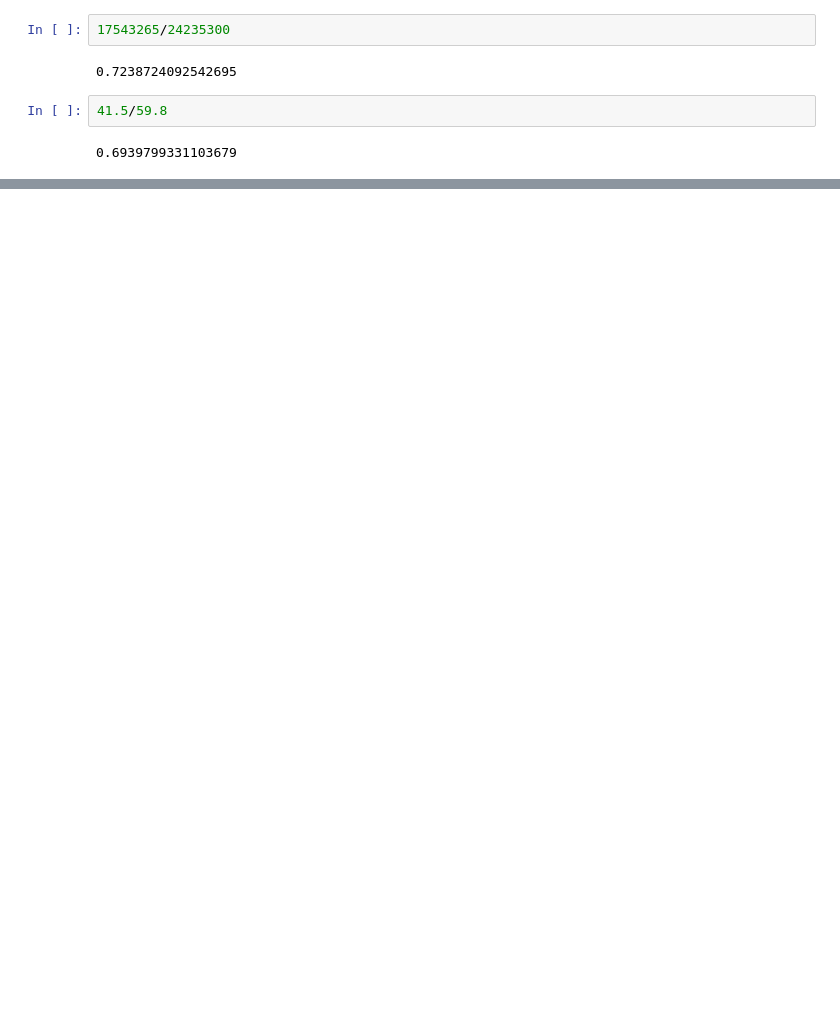
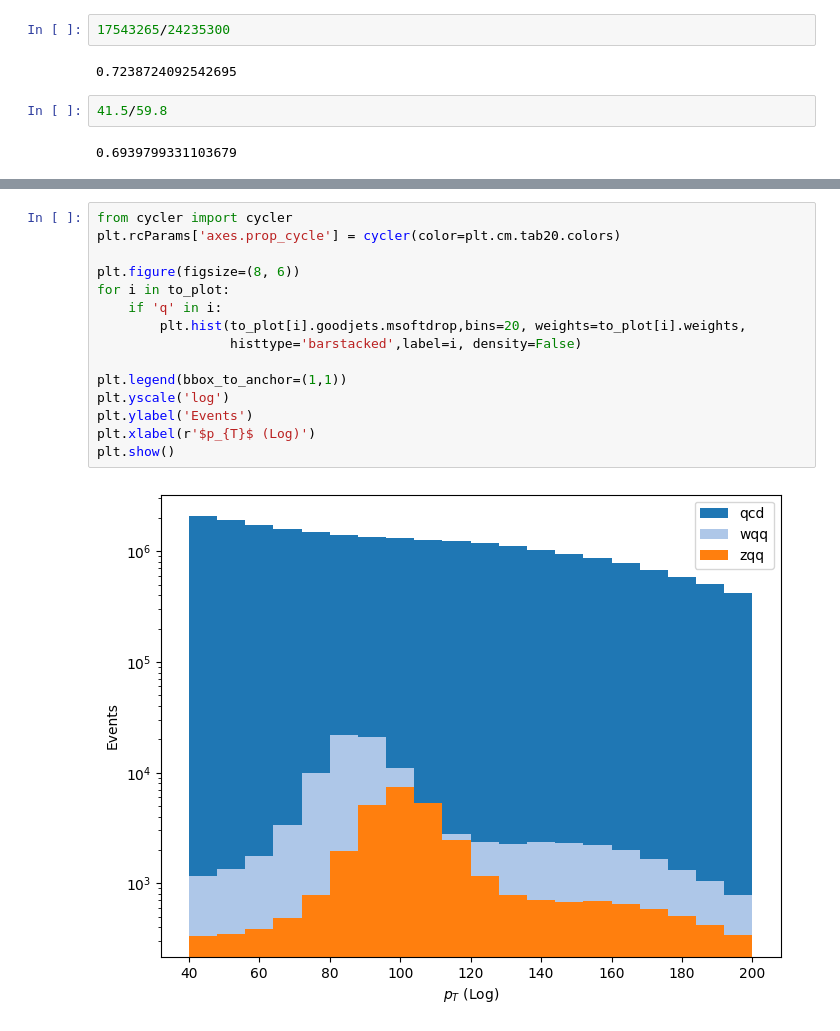
Before and after one commit to cmoore24-24/hgg, a Jupyter notebook: standalone_notebooks/skims/skimmer/Untitled.ipynb, the cells around one changed output, grey strips where cells are left out. Saved outputs shown, nothing was run; the diff lists cells and outputs as text; blank space fills up the shorter version.

```diff
--- a/standalone_notebooks/skims/skimmer/Untitled.ipynb
+++ b/standalone_notebooks/skims/skimmer/Untitled.ipynb
@@ -64,0 +197,17 @@ plt.show()
+# %%
+from cycler import cycler
+plt.rcParams['axes.prop_cycle'] = cycler(color=plt.cm.tab20.colors)
+
+plt.figure(figsize=(8, 6))
+for i in to_plot:
+    if 'q' in i:
+        plt.hist(to_plot[i].goodjets.msoftdrop,bins=20, weights=to_plot[i].weights,
+                 histtype='barstacked',label=i, density=False)
+
+plt.legend(bbox_to_anchor=(1,1))
+plt.yscale('log')
+plt.ylabel('Events')
+plt.xlabel(r'$p_{T}$ (Log)')
+plt.show()
+# %% [output]
+[figure, added]
```
Also changed, not shown: parts of 20 cells of this notebook, 11 other files.
